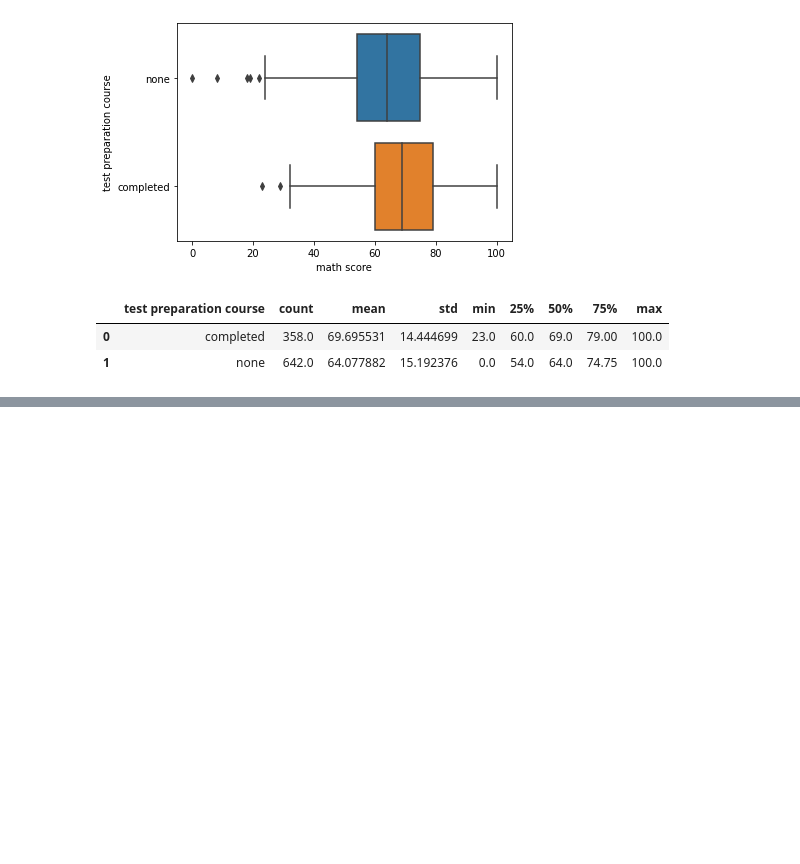
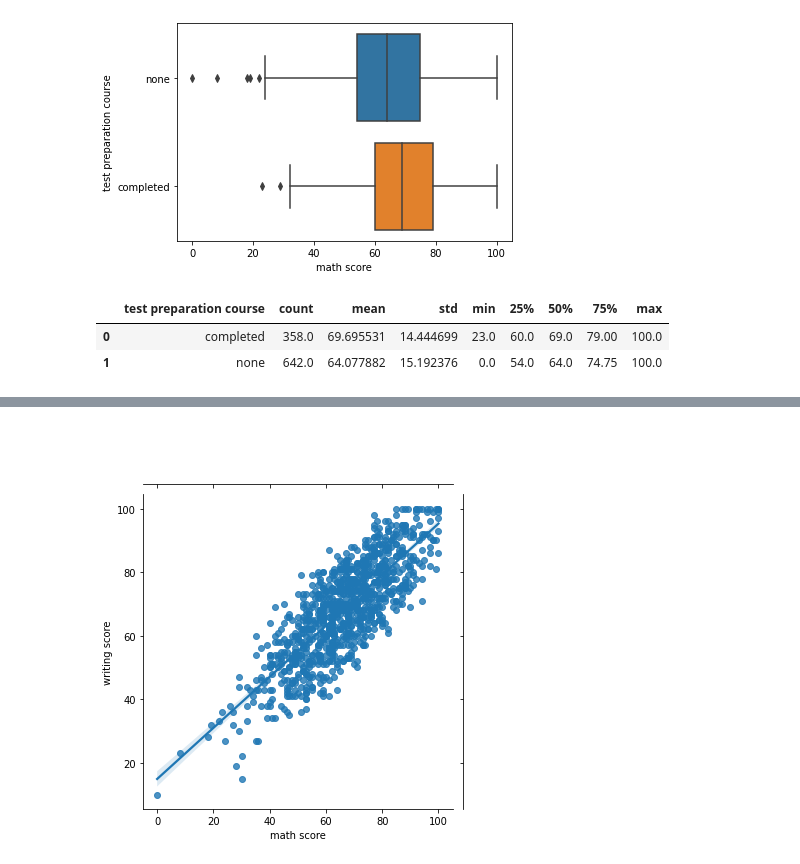
Before and after one commit to JardelSilva-86/Python-para-An-lise-de-Dados, a Jupyter notebook: Projeto_Educação.ipynb, the cells around one changed output, grey strips where cells are left out. Drawn from its saved outputs; the diff is of its cells as text; code cells hidden in the pictures; blank space fills up the shorter version.

```diff
--- a/Projeto_Educação.ipynb
+++ b/Projeto_Educação.ipynb
@@ -190,0 +196,5 @@ base_dados.groupby( by=['test preparation course'] ).describe()['math score'].re
+# %%
+g = sns.JointGrid( x='math score', y='writing score', data=base_dados)
+g.plot_joint(sns.regplot);
+# %% [output]
+[figure, added]
```
Also changed, not shown: parts of 1 cell of this notebook.
